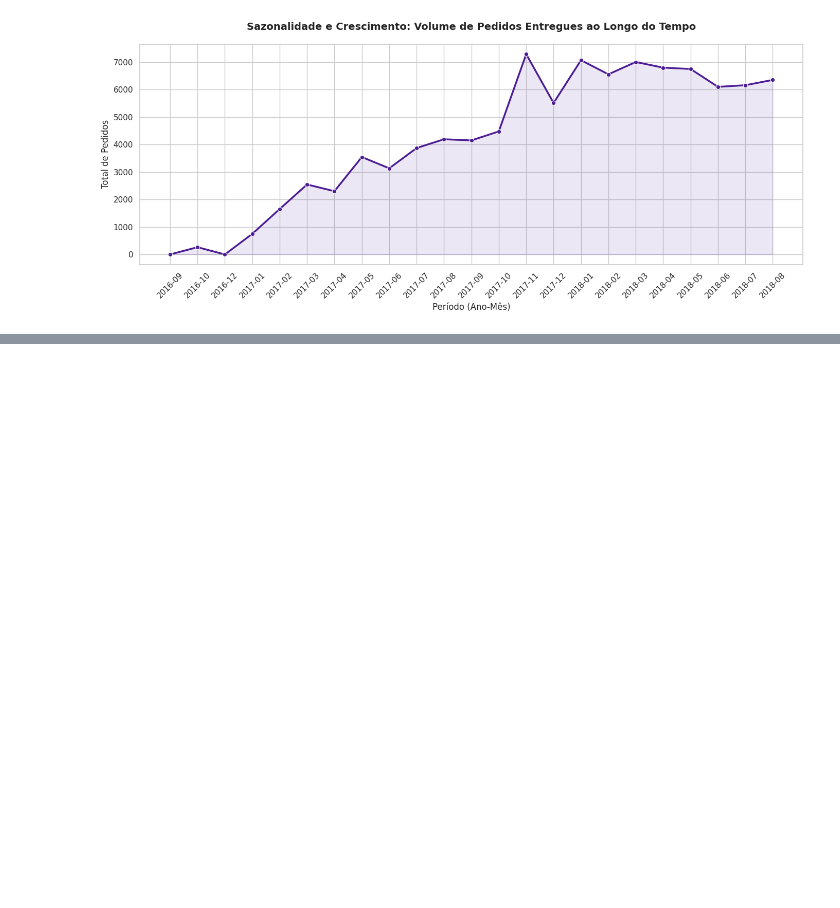
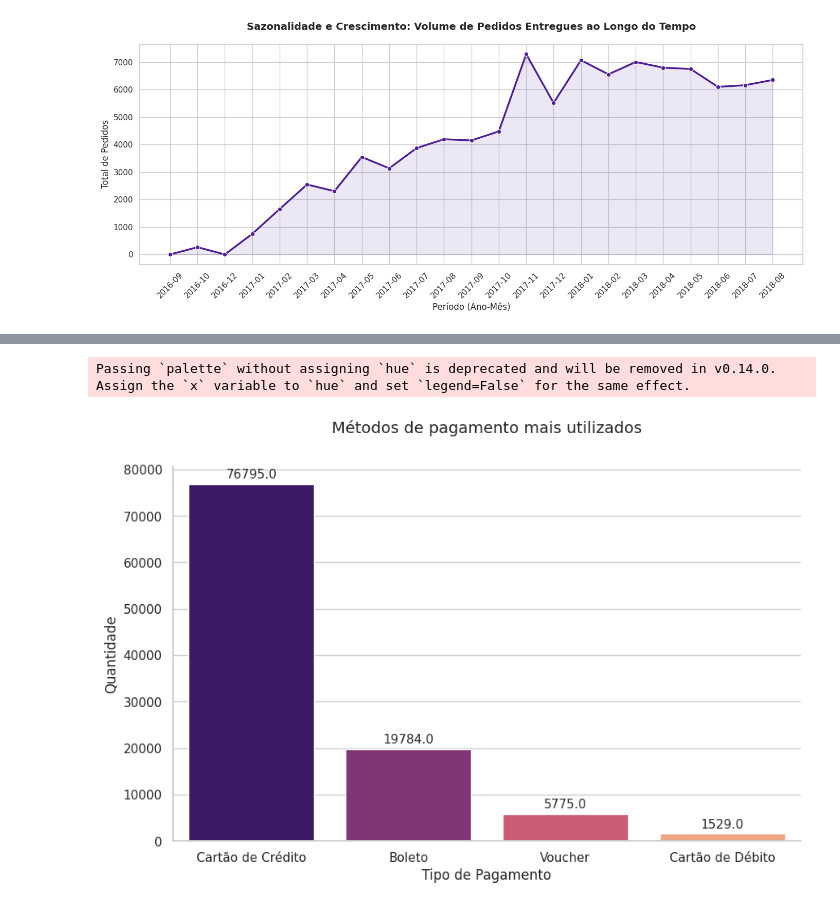
Before and after one commit to LarissaCns/Analise-Olist-Ecommerce, a Jupyter notebook: analises.ipynb, the cells around one changed output, grey strips where cells are left out. Cells and saved outputs as stored; diff of their text form; code cells hidden in the pictures; blank space fills up the shorter version.

Commit message:
Analises de categoria e pagamento

```diff
--- a/analises.ipynb
+++ b/analises.ipynb
@@ -692,0 +696,18 @@ plt.show()
+# %%
+copia_order_payments = df_order_payments_bruto.copy()
+soma_pagamentos = copia_order_payments['payment_type'].value_counts().reset_index()
+
+soma_pagamentos = soma_pagamentos[soma_pagamentos['payment_type'] != 'not_defined']
+
+soma_pagamentos.rename(columns={'payment_type': 'Tipo de Pagamento', 'count': 'Quantidade'}, inplace=True)
+
+metodos_pagamento = {
+    'credit_card': 'Cartão de Crédito',
+    'boleto': 'Boleto',
+    'voucher': 'Voucher',
+    'debit_card': 'Cartão de Débito',
+    'not_defined': 'Não Definido'
+}
+
+soma_pagamentos['Tipo de Pagamento'] = soma_pagamentos['Tipo de Pagamento'].map(metodos_pagamento)
+display(soma_pagamentos.head())
@@ -692,0 +720,14 @@ plt.show()
+# %%
+plt.figure(figsize=(10, 6))
+ax = sns.barplot(x='Tipo de Pagamento', y='Quantidade', data=soma_pagamentos, palette='magma')
+
+plt.title('Métodos de pagamento mais utilizados', fontsize=14, pad=30)
+
+for container in ax.containers:
+    ax.bar_label(container, fmt='%.1f', padding=3, fontsize=11)
+
+sns.despine()
+plt.show()
+# %% [output]
+Passing `palette` without assigning `hue` is deprecated and will be removed in v0.14.0. Assign the `x` variable to `hue` and set `legend=False` for the same effect.
+[figure, added]
```
Also changed, not shown: parts of 8 cells of this notebook.
